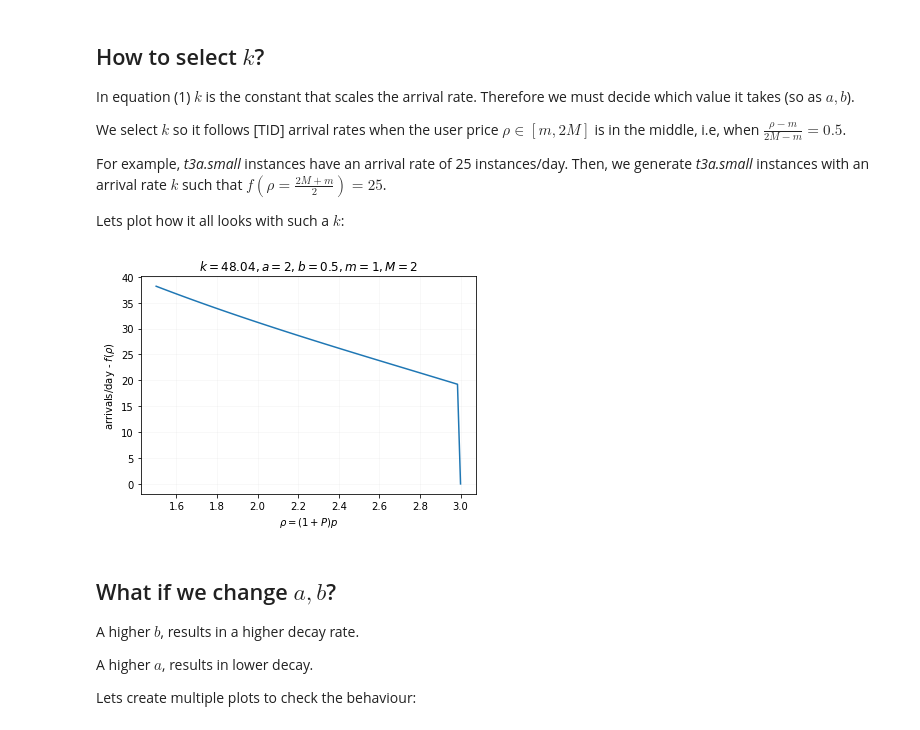
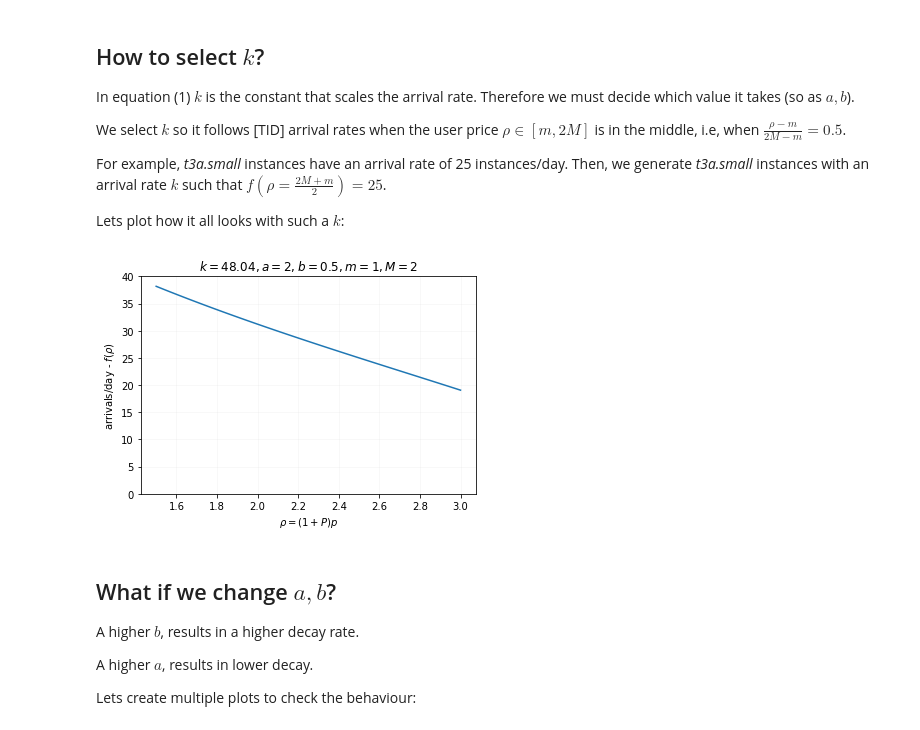
Before and after one commit to MartinPJorge/5gt-federation, a Jupyter notebook: utils/aws/arrivals-dissertation.ipynb, the cells around one changed output. Cells and saved outputs as stored; diff of their text form; code cells hidden in the pictures.

```diff
--- a/utils/aws/arrivals-dissertation.ipynb
+++ b/utils/aws/arrivals-dissertation.ipynb
@@ -21,7 +21,7 @@ import matplotlib.pyplot as plt
 
 def f(p, P, k, a=2, b=0.5, m=1, M=2):
     rho = (1+P)*p
-    if rho/(2*M) > 1 or p >= M:
+    if rho/(2*M) > 1 or p > M:
         return 0
     return k / (1 + (rho-m)/(2*M-m)) * (1 - (rho/(2*M))**a)**b
 
@@ -68,16 +69,17 @@ Lets plot how it all looks with such a $k$:
 # %%
 # Compute k
 rho0 = (2*M+m)/2
 k0 = (25 * (1 + (rho0-m)/(2*M-m))) / (1 - (rho0/(2*M))**a)**b
 
 # Plot arrivals with computed k
-plt.plot(rhos, [f_rho(rho=rho, k=k0, m=1, M=2) for rho in rhos])
+plt.plot([(1+0.5)*pi for pi in p], [f(p=pi, P=0.5, k=k0, m=1, M=2) for pi in p])
 plt.grid(alpha=0.1)
+plt.ylim(0,40)
 plt.xlabel('$\\rho=(1+P)p$')
 plt.ylabel('arrivals/day - $f(\\rho)$');
 plt.title(f'$k={k0:.2f}, a=2, b=0.5, m=1, M=2$');
 # %% [output]
-[figure, old version]
+[figure, new version]
 # %% [markdown]
 ## What if we change $a,b$?
 
```
Also changed, not shown: parts of 5 cells of this notebook, 2 other files.
